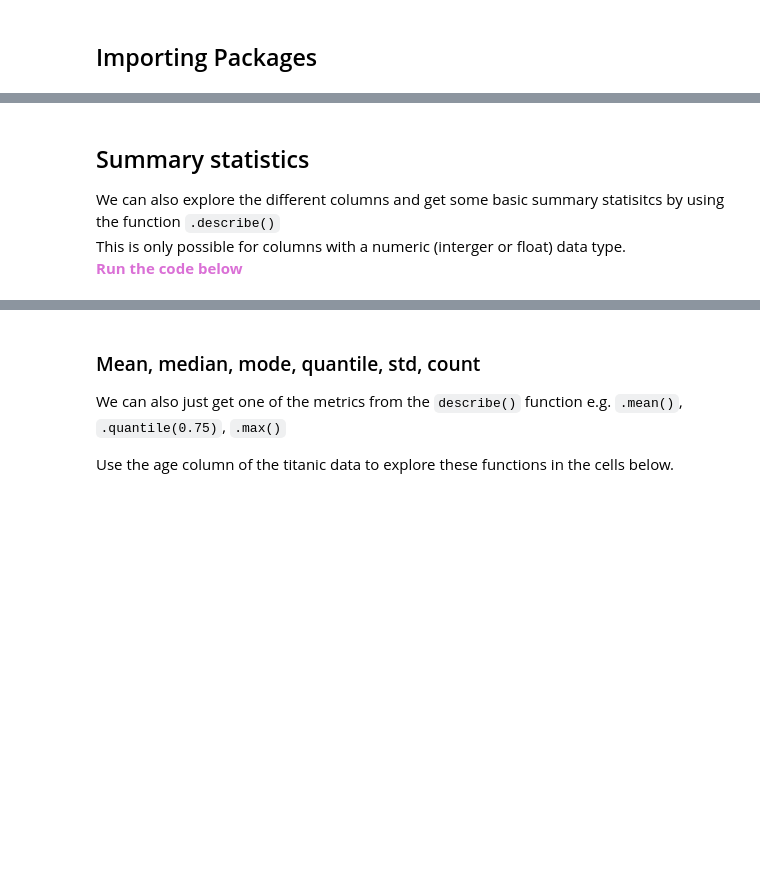
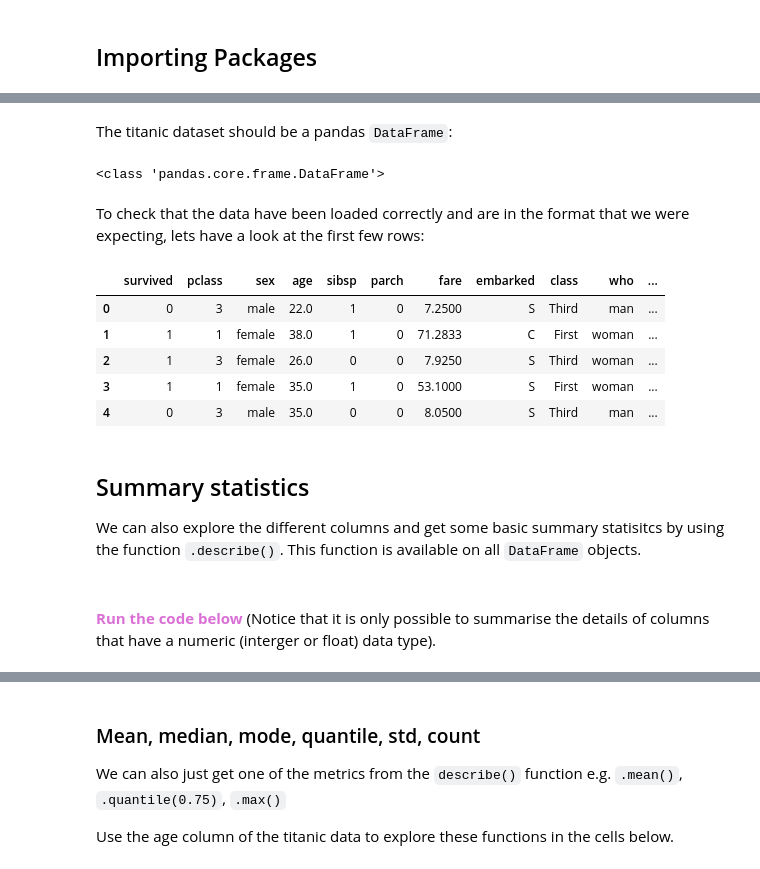
Before and after one commit to MSc-Urban-Environmental-Leeds/GEOG5415M-Programming-for-Spatial-Data-Science, a Jupyter notebook: notebooks/Week_3_Using_exploring_and_cleaning_data.ipynb, the cells around one changed output, grey strips where cells are left out. Cells and saved outputs as stored; diff of their text form; code cells hidden in the pictures; blank space fills up the shorter version.

```diff
--- a/notebooks/Week_3_Using_exploring_and_cleaning_data.ipynb
+++ b/notebooks/Week_3_Using_exploring_and_cleaning_data.ipynb
@@ -54,8 +60,26 @@ titanic.head()
+# %% [markdown]
+The titanic dataset should be a pandas `DataFrame`:
+# %%
+print(type(titanic))
+# %% [output]
+<class 'pandas.core.frame.DataFrame'>
+# %% [markdown]
+To check that the data have been loaded correctly and are in the format that we were expecting, lets have a look at the first few rows:
+# %%
+# look at the first 5 rows of the dataframe
+titanic.head(5)
+# %% [output]
+|  | survived | pclass | sex | age | sibsp | parch | fare | embarked | class | who | ... |
+| 0 | 0 | 3 | male | 22.0 | 1 | 0 | 7.2500 | S | Third | man | ... |
+| 1 | 1 | 1 | female | 38.0 | 1 | 0 | 71.2833 | C | First | woman | ... |
+| 2 | 1 | 3 | female | 26.0 | 0 | 0 | 7.9250 | S | Third | woman | ... |
+| 3 | 1 | 1 | female | 35.0 | 1 | 0 | 53.1000 | S | First | woman | ... |
+| 4 | 0 | 3 | male | 35.0 | 0 | 0 | 8.0500 | S | Third | man | ... |
 # %% [markdown]
 ## Summary statistics
 
-We can also explore the different columns and get some basic summary statisitcs by using the function <code>.describe()</code>
-<br>This is only possible for columns with a numeric (interger or float) data type.
-<br> <font color='orchid'> <b>Run the code below</b></font>
+We can also explore the different columns and get some basic summary statisitcs by using the function `.describe()`. This function is available on all `DataFrame` objects.
+# %% [markdown]
+<br> <font color='orchid'> <b>Run the code below</b></font> (Notice that it is only possible to summarise the details of columns that have a numeric (interger or float) data type).
 # %%
 titanic.describe()
```
Also changed, not shown: parts of 88 cells of this notebook.
